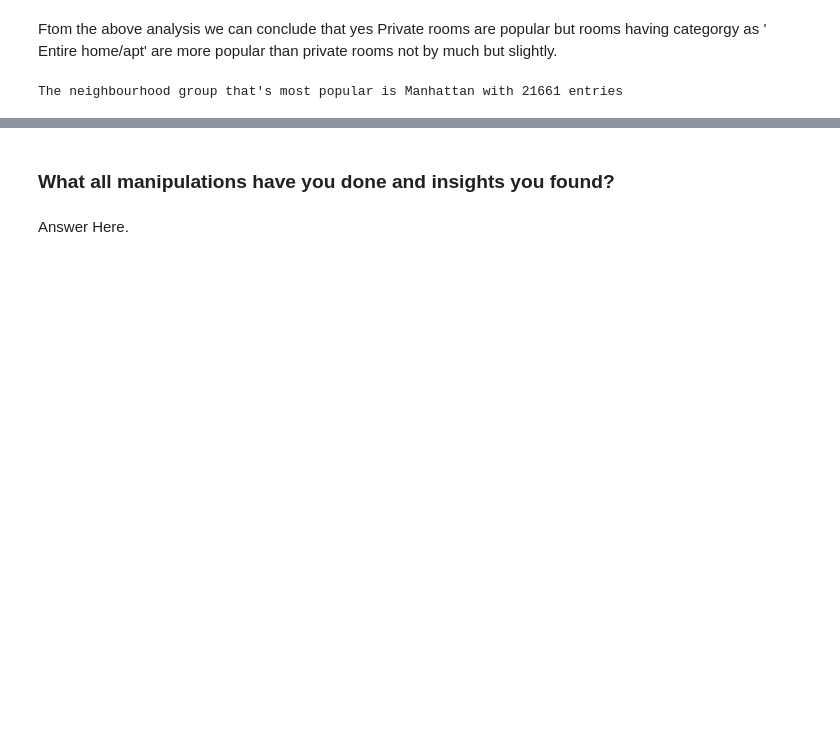
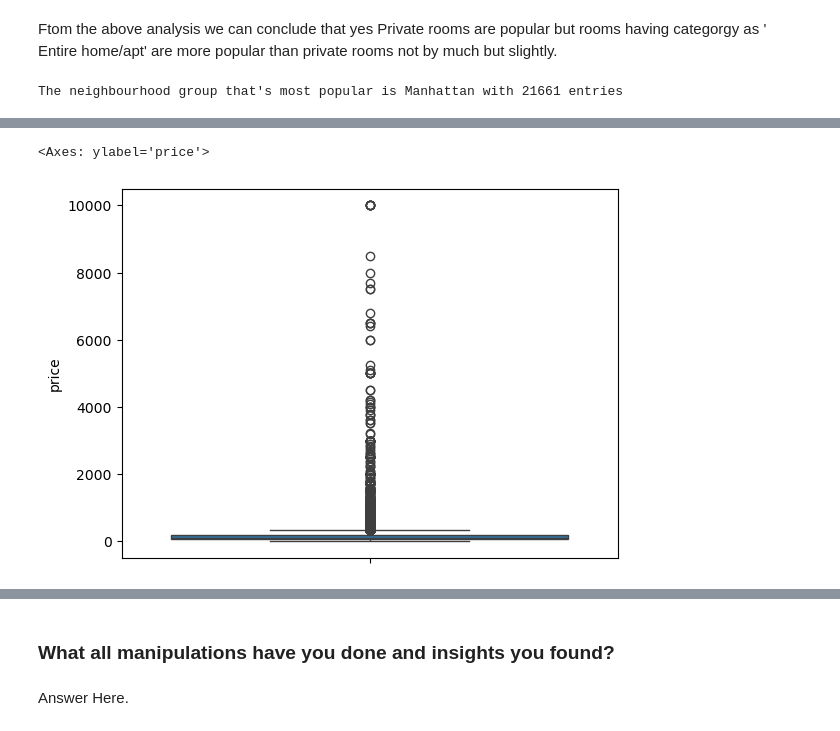
Before and after one commit to Laxmi884/EDA_Airbnb, a Jupyter notebook: Project.ipynb, the cells around one changed output, grey strips where cells are left out. Drawn from its saved outputs; the diff is of its cells as text; code cells hidden in the pictures; blank space fills up the shorter version.

```diff
--- a/Project.ipynb
+++ b/Project.ipynb
@@ -274,0 +387,7 @@ The neighbourhood group that's most popular is Manhattan with 21661 entries
+# %%
+#check for outliers in price column
+
+sns.boxplot(df['price'])
+# %% [output]
+<Axes: ylabel='price'>
+[figure, added]
```
Also changed, not shown: parts of 36 cells of this notebook.
